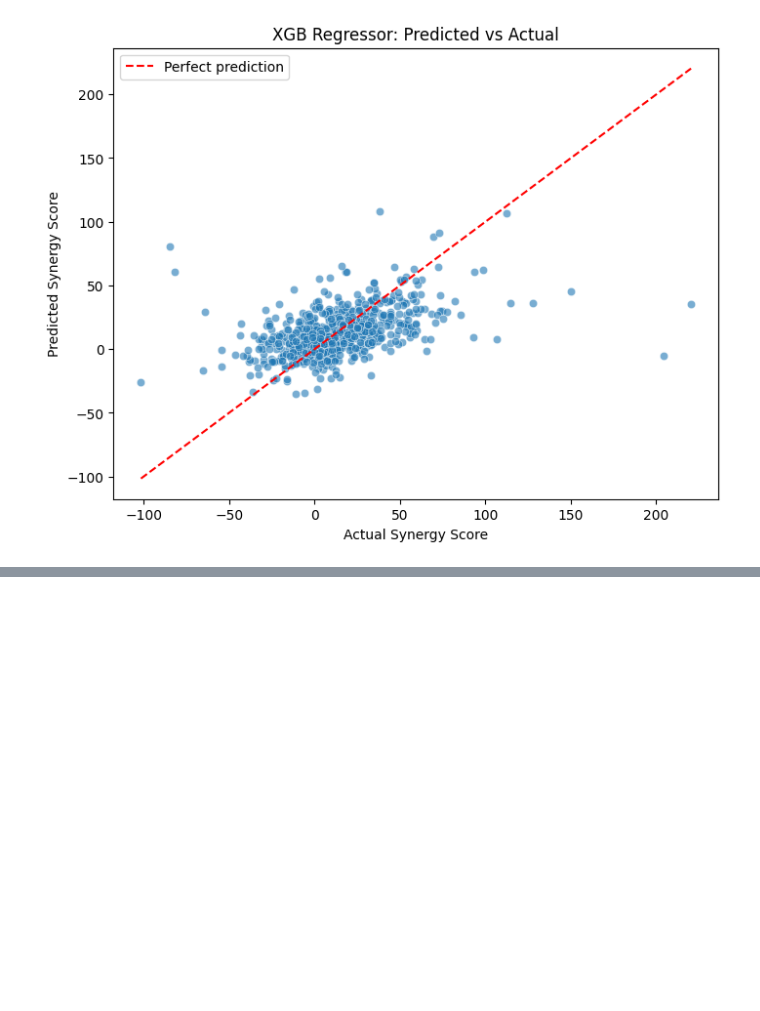
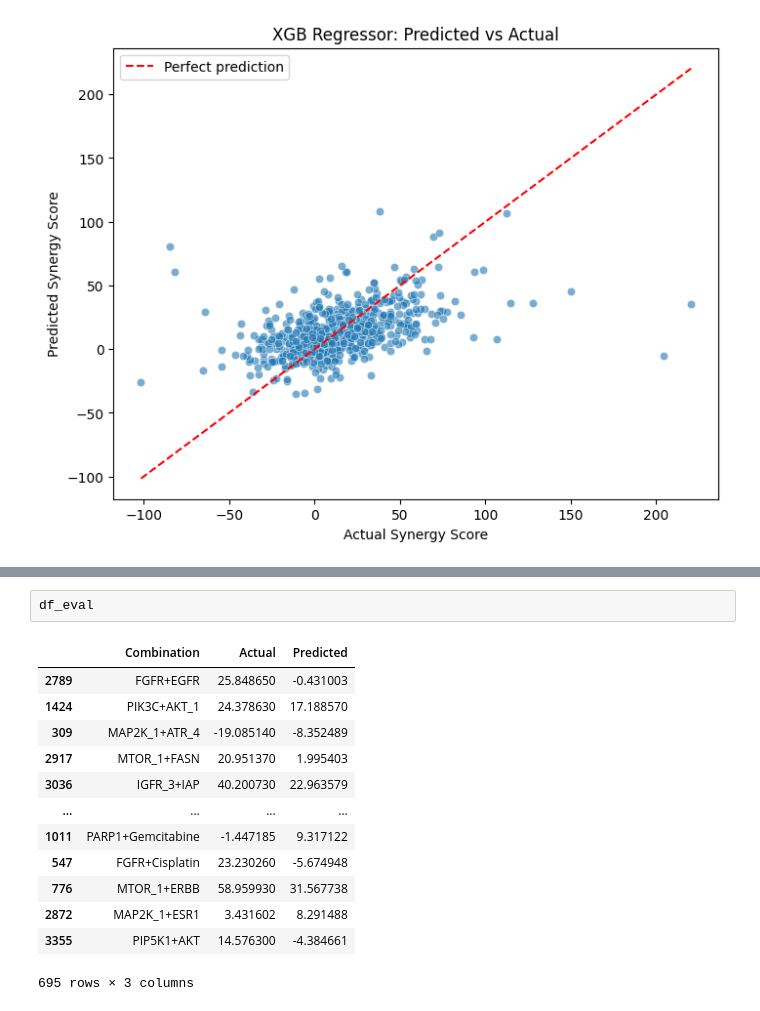
Before and after one commit to jorguz07/biomlproject, a Jupyter notebook: notebook/Model Training.ipynb, the cells around one changed output, grey strips where cells are left out. Cells and saved outputs as stored; diff of their text form; blank space fills up the shorter version.

```diff
--- a/notebook/Model Training.ipynb
+++ b/notebook/Model Training.ipynb
@@ -326 +333,17 @@ plt.show()
+# %%
+df_eval
+# %% [output]
+|  | Combination | Actual | Predicted |
+| 2789 | FGFR+EGFR | 25.848650 | -0.431003 |
+| 1424 | PIK3C+AKT_1 | 24.378630 | 17.188570 |
+| 309 | MAP2K_1+ATR_4 | -19.085140 | -8.352489 |
+| 2917 | MTOR_1+FASN | 20.951370 | 1.995403 |
+| 3036 | IGFR_3+IAP | 40.200730 | 22.963579 |
+| ... | ... | ... | ... |
+| 1011 | PARP1+Gemcitabine | -1.447185 | 9.317122 |
+| 547 | FGFR+Cisplatin | 23.230260 | -5.674948 |
+| 776 | MTOR_1+ERBB | 58.959930 | 31.567738 |
+| 2872 | MAP2K_1+ESR1 | 3.431602 | 8.291488 |
+| 3355 | PIP5K1+AKT | 14.576300 | -4.384661 |
+695 rows × 3 columns
 # %%
```
Also changed, not shown: parts of 9 cells of this notebook, 1 other file.
